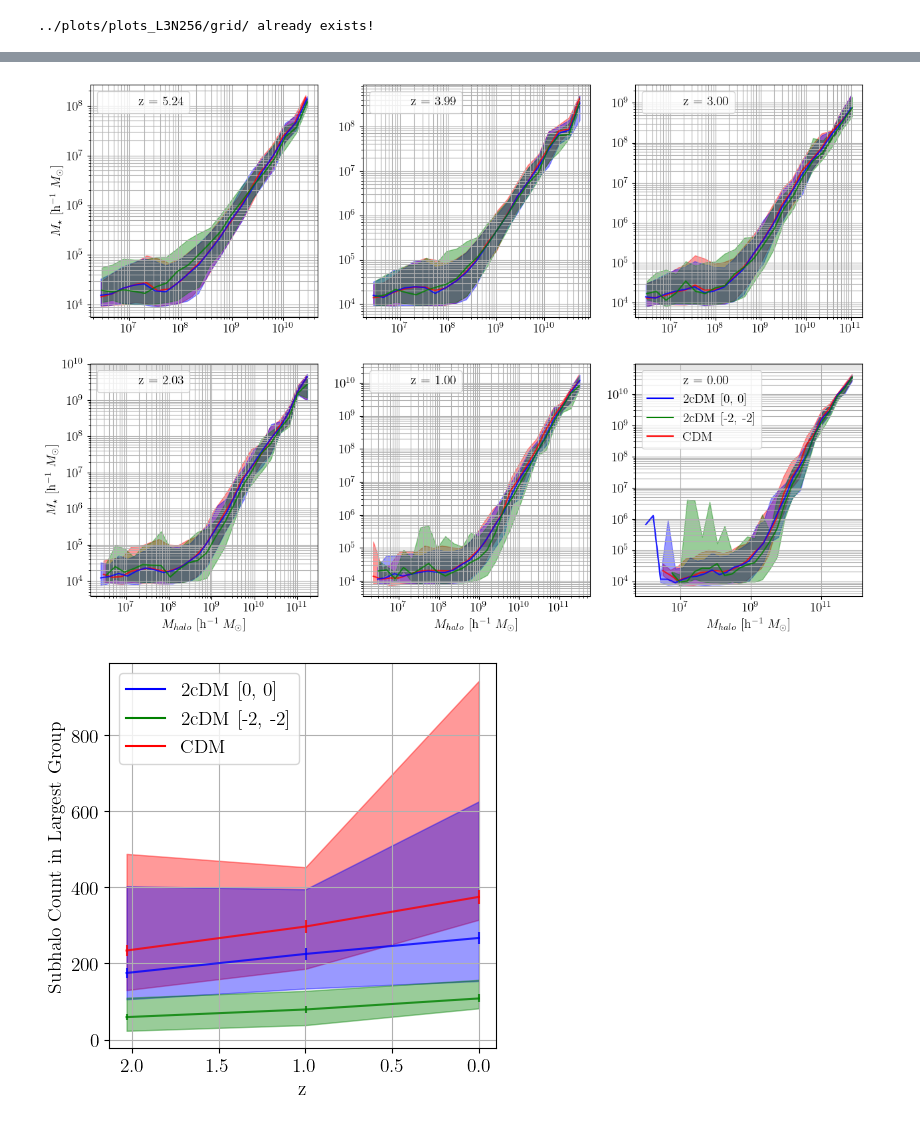
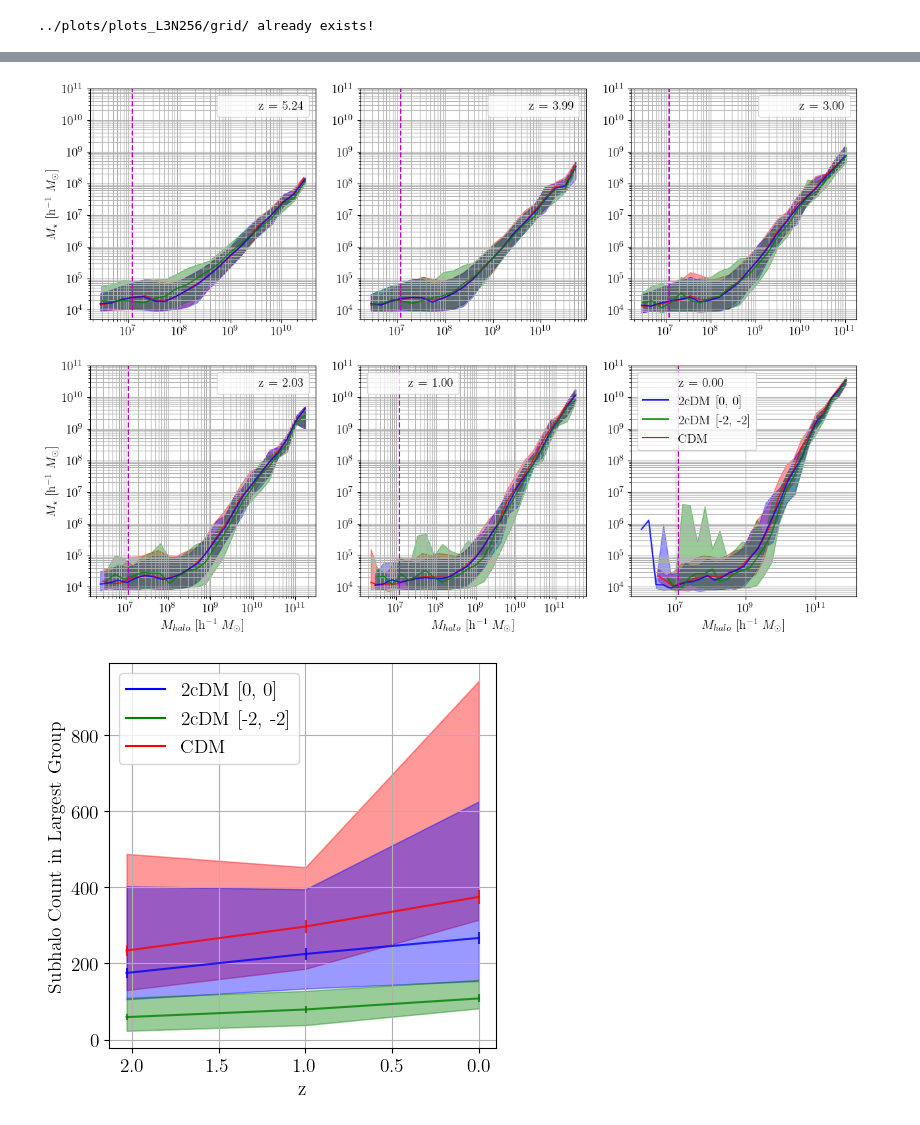
Before and after one commit to rtlow/2cDM_paperII, a Jupyter notebook: jupyter/plot-SFR.ipynb, the cells around one changed output, grey strips where cells are left out. Saved outputs shown, nothing was run; the diff lists cells and outputs as text; code cells hidden in the pictures.

Commit message:
New plots

```diff
--- a/jupyter/plot-SFR.ipynb
+++ b/jupyter/plot-SFR.ipynb
@@ -146,6 +146,15 @@ def get_halo_stellar_mass_stats(run_list, redshift):
     bin_centers = (m_bins[:-1] + m_bins[1:]) / 2
 
     return bin_centers, medians.statistic, tenth.statistic, ninetieth.statistic
+
+def get_uppest_bound_mass(run_list, redshift):
+
+    bounds = []
+    for run_n in run_list:
+        run = cosmoSim(run_n, base_path=base_path)
+        bounds.append( run.load_profile_info(redshift)[0] ) # explicit indexing
+
+    return np.amax(bounds)
 # %%
 fig, ax = plt.subplots(2, 3, figsize=FIGSIZE)
 
@@ -218,35 +228,42 @@ for ar, snap_range in zip(ax, snap_ranges):
         a.plot(twcdm_m, twcdm_med, alpha=ALPHA, color=m2m2_color)
         a.fill_between(twcdm_m, twcdm_10, twcdm_90, alpha=0.5*ALPHA, color=m2m2_color)
 
         r_nearest = cosmoSim(CDM_runs[0], base_path=base_path).get_nearest_redshift(redshift)
 
+        cutoff = np.amax([
+            get_uppest_bound_mass(CDM_runs, redshift),
+            get_uppest_bound_mass(tcDM_runs1, redshift),
+            get_uppest_bound_mass(tcDM_runs2, redshift)
+                    ])
+
+        a.vlines(cutoff, 10**(-5), 10**20, colors='m', linestyles='dashed')
 
         a.set_yscale("log")
         a.set_xscale("log")
         # a.set_xlim(10**-2, 10**1)
-        # a.set_ylim(10**-8, 10**1)
+        a.set_ylim(5*10**3, 10**11)
         a.grid(True, which="both", ls="-")
         a.set_aspect( 'auto', adjustable='box' )
         a.plot([],[], label=f'z = {r_nearest:.2f}', alpha=0)
         a.legend()
 
 for ar in ax[1, :]:
     ar.set_xlabel('$M_{halo}$ [h$^{-1}$ $M_{\\odot}$]')
 
 for ar in ax[:, 0]:
     ar.set_ylabel('$M_{\\star}$ [h$^{-1}$ $M_{\\odot}$]')
 
 a = ax[-1,-1]
 a.plot([],[], label='2cDM [0, 0]', color=zz_color)
 a.plot([],[], label='2cDM [-2, -2]', color=m2m2_color)
 a.plot([],[], label='CDM', color=cdm_color)
 
 a.legend()
 fname = outpath + f'grid_halomass_stellarmass.pdf'
 plt.savefig(fname, dpi=DPI, bbox_inches='tight')
 plt.show()
 # %% [output]
-[figure, old version]
+[figure, new version]
 # %%
 def get_group_stats_inner(run_list, redshift):
     counts = []
```
Also changed, not shown: parts of 1 cell of this notebook, 10 other files.
